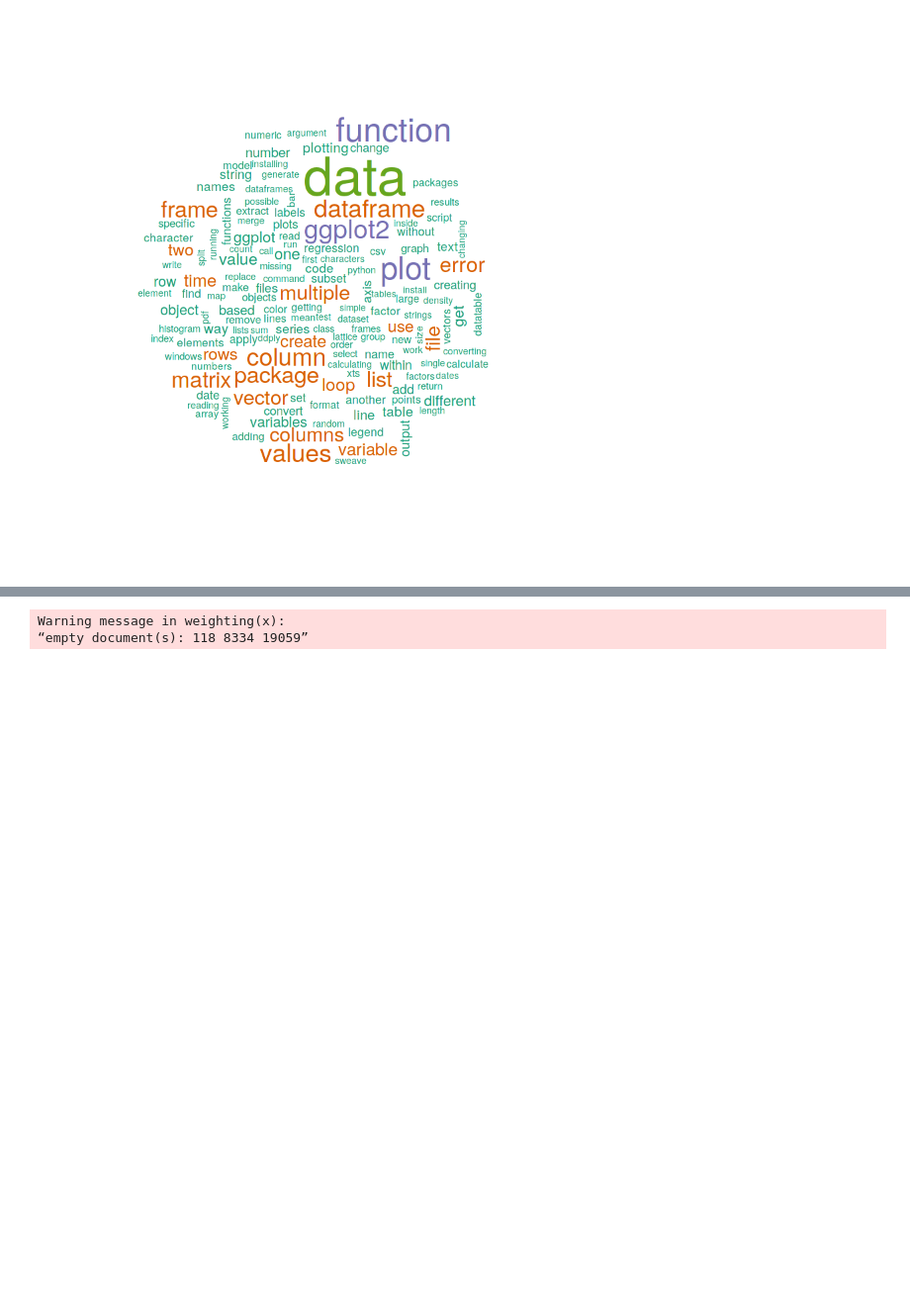
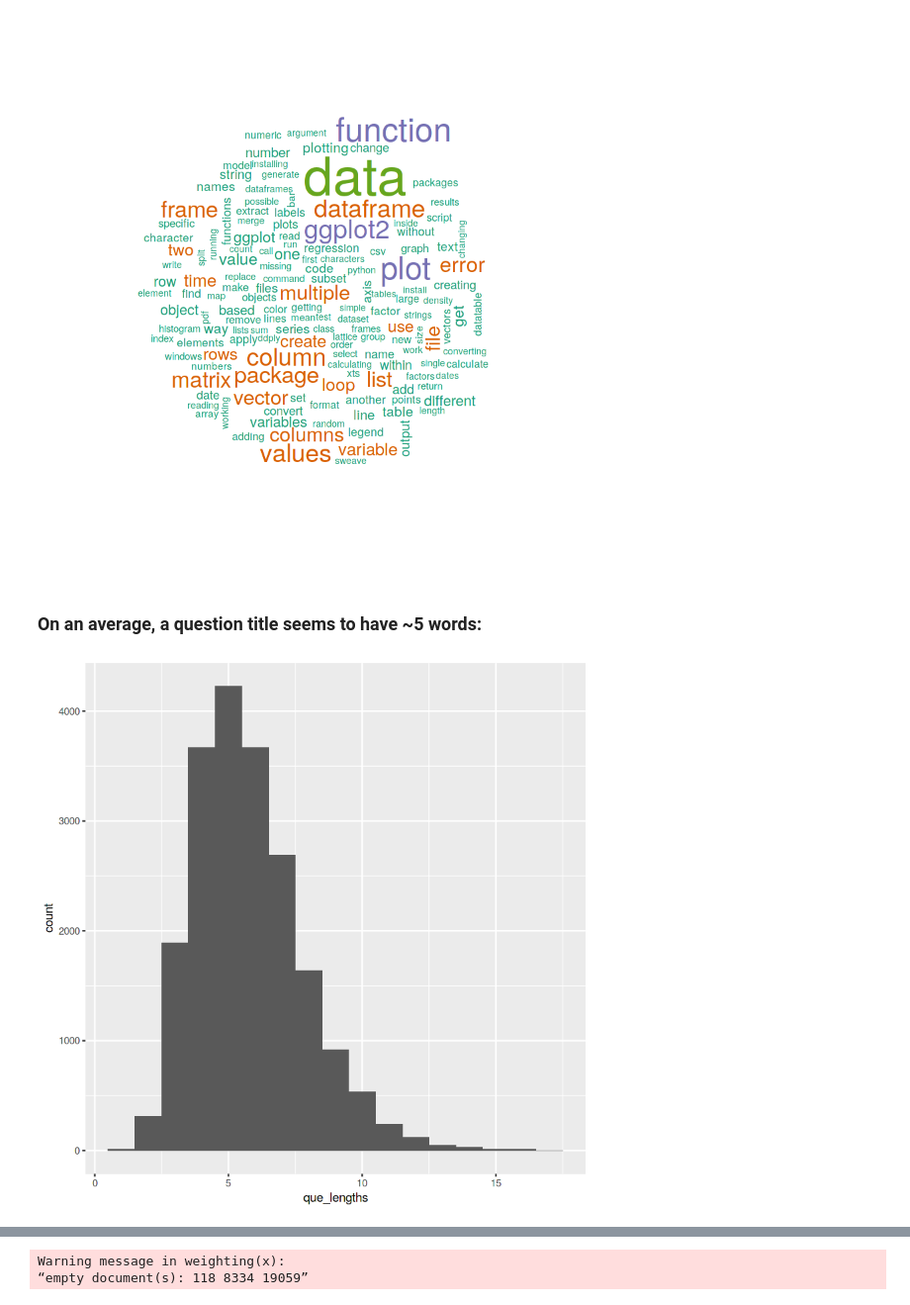
Before and after one commit to Mehul903/Text-Mining-R-Questions, a Jupyter notebook: script/r-notebook.ipynb, the cells around one changed output, grey strips where cells are left out. Shown at 99% size. Saved outputs shown, nothing was run; the diff lists cells and outputs as text; code cells hidden in the pictures; blank space fills up the shorter version.

```diff
--- a/script/r-notebook.ipynb
+++ b/script/r-notebook.ipynb
@@ -116,3 +127,14 @@ set.seed(10)
 wordcloud(names(dtm_freq), freq = dtm_freq, max.words = 150, colors = brewer.pal(5, "Dark2"))
 # %% [output]
 [figure]
+# %% [markdown]
+### On an average, a question title seems to have ~5 words:
+# %%
+que_lengths = c()
+for (i in 1:length(que_titles)){
+que_lengths <- append(que_lengths, sapply(strsplit(docs_wo_sw[[i]]$content, ' '), length))
+    }
+
+qplot(x = que_lengths, geom = 'histogram', binwidth = 1)
+# %% [output]
+[figure, added]
```
Also changed, not shown: parts of 11 cells of this notebook.
